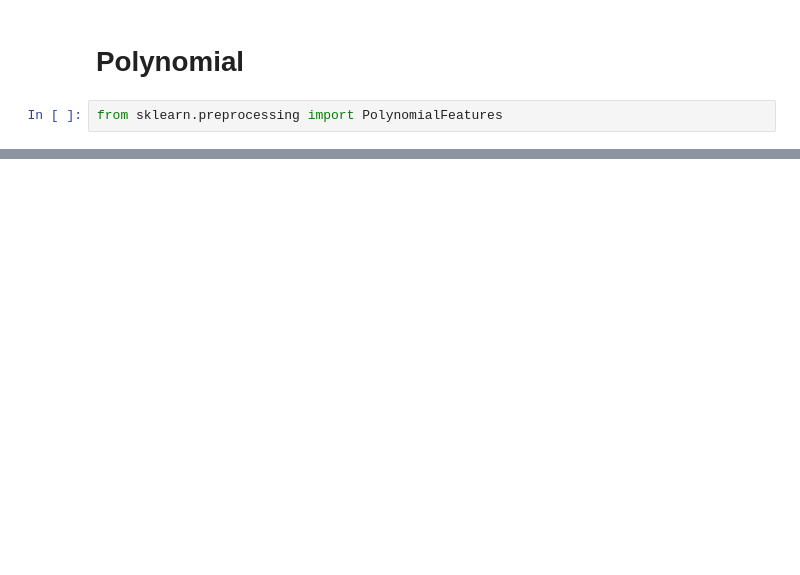
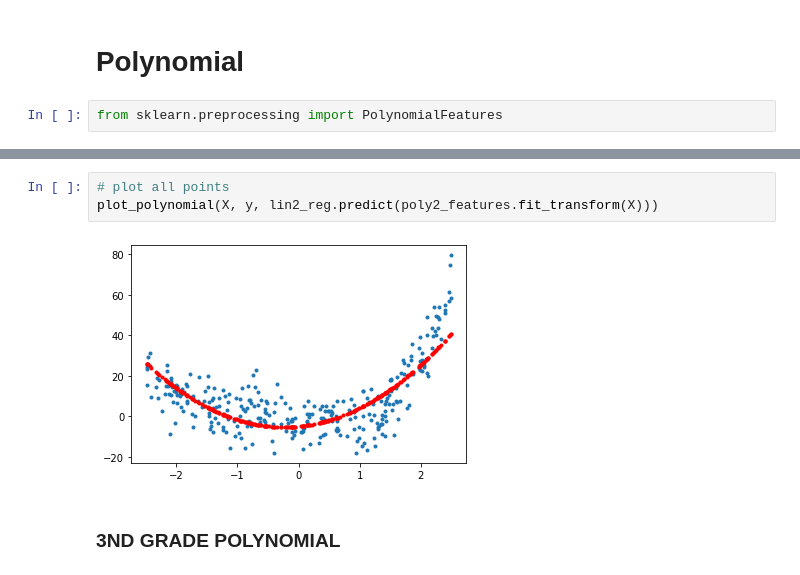
Before and after one commit to YgLK/ML, a Jupyter notebook: lab3/lab3.ipynb, the cells around one changed output, grey strips where cells are left out. Saved outputs shown, nothing was run; the diff lists cells and outputs as text; blank space fills up the shorter version.

```diff
--- a/lab3/lab3.ipynb
+++ b/lab3/lab3.ipynb
@@ -127,0 +130,7 @@ plt.plot(X_test,lin2_predY, 'r.')
+# %%
+# plot all points
+plot_polynomial(X, y, lin2_reg.predict(poly2_features.fit_transform(X)))
+# %% [output]
+[figure, added]
+# %% [markdown]
+### 3ND GRADE POLYNOMIAL
```
Also changed, not shown: parts of 29 cells of this notebook, 3 other files.
